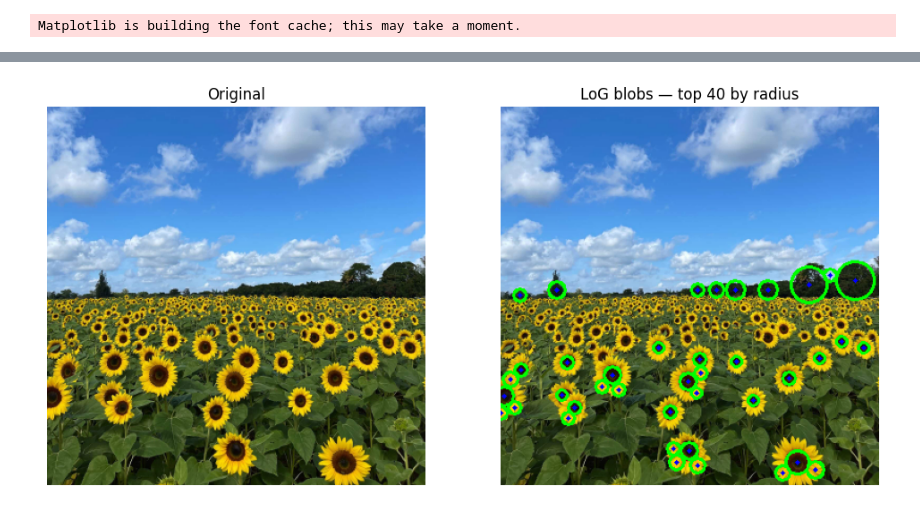
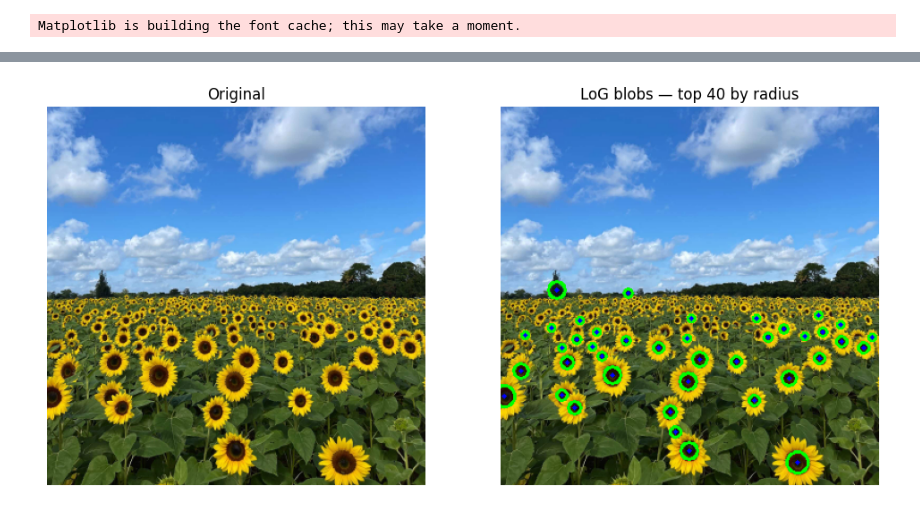
Before and after one commit to piumalnipun9/EN3160-Assignment-2-Fitting-and-Alignment, a Jupyter notebook: Assignment 2.ipynb, the cells around one changed output, grey strips where cells are left out. Drawn from its saved outputs; the diff is of its cells as text; code cells hidden in the pictures.

```diff
--- a/Assignment 2.ipynb
+++ b/Assignment 2.ipynb
@@ -42,92 +11,72 @@ im = cv.imread(img_path, cv.IMREAD_REDUCED_COLOR_4)
 g = cv.cvtColor(im, cv.COLOR_BGR2GRAY).astype(np.float32) / 255.0
 H, W = g.shape
 
-sigmas = np.linspace(2.0, 20.0, 24)  # 24 scales from 2 to 20 px
+sigmas = np.linspace(2, 8, 24).astype(np.float32)
 print("Sigma range used:", float(sigmas.min()), "to", float(sigmas.max()), "(", len(sigmas), "scales )")
 
-# 3) Build scale-normalized LoG response volume R[h,w,k]
-def make_log_kernel(s):
+R = np.zeros((H, W, len(sigmas)), dtype=np.float32)
+for i, s in enumerate(sigmas):
     hw = int(math.ceil(3*s))
     y, x = np.mgrid[-hw:hw+1, -hw:hw+1]
     rr = x*x + y*y
     s2 = s*s
     k = (rr - 2*s2) * np.exp(-rr/(2*s2)) / (s**6)
-    k -= k.mean()
-    return k.astype(np.float32)
+    k = (k - k.mean()).astype(np.float32)
+    resp = cv.filter2D(g, cv.CV_32F, k, borderType=cv.BORDER_REPLICATE)
+    R[..., i] = (s*s) * resp
 
-R = np.zeros((H, W, len(sigmas)), dtype=np.float32)
-for i, s in enumerate(sigmas):
-    k = make_log_kernel(s)
-    resp = cv.filter2D(g, ddepth=cv.CV_32F, kernel=k, borderType=cv.BORDER_REPLICATE)
-    R[..., i] = (s*s) * np.abs(resp)  # scale-normalized, abs to catch bright/dark blobs
-
-# 4) 3D Non-Maximum Suppression (x,y,σ) + thresholding
 thr = np.quantile(R, 0.998)
 cands = []
-
-kernel3 = np.ones((3,3), np.uint8)
+ker = np.ones((3,3), np.uint8)
 for i in range(len(sigmas)):
-    M = cv.dilate(R[..., i], kernel3)
-    mask = (R[..., i] == M) & (R[..., i] >= thr)
-    if i > 0:
-        mask &= R[..., i] >= R[..., i-1]
-    if i < len(sigmas)-1:
-        mask &= R[..., i] >= R[..., i+1]
-    ys, xs = np.where(mask)
-    for y, x in zip(ys, xs):
-        cands.append((float(R[y, x, i]), x, y, float(sigmas[i])))
+    M = cv.dilate(R[..., i], ker)
+    m = (R[..., i] == M) & (R[..., i] >= thr)
+    if i > 0: m &= R[..., i] >= R[..., i-1]
+    if i < len(sigmas)-1: m &= R[..., i] >= R[..., i+1]
+    ys, xs = np.where(m)
+    for y0, x0 in zip(ys, xs):
+        cands.append((float(R[y0, x0, i]), int(x0), int(y0), float(sigmas[i])))
 
 cands.sort(reverse=True, key=lambda t: t[0])
 
+used = np.zeros(len(cands), dtype=bool)
 final = []
-used = np.zeros(len(cands), dtype=bool)
-
-def too_close(a, b):
-    # a,b: (score, x, y, sigma)
-    xa, ya, sa = a[1], a[2], a[3]
-    xb, yb, sb = b[1], b[2], b[3]
-    ra, rb = math.sqrt(2)*sa, math.sqrt(2)*sb
-    d2 = (xa-xb)**2 + (ya-yb)**2
-    # consider dup if centers are close compared to radii
-    return d2 <= (0.5*(ra+rb))**2
-
 for i in range(len(cands)):
-    if used[i]:
-        continue
-    keep = cands[i]
+    if used[i]: continue
+    a = cands[i]
     used[i] = True
-    # suppress neighbors
     for j in range(i+1, len(cands)):
-        if used[j]:
-            continue
-        if too_close(keep, cands[j]):
+        if used[j]: continue
+        b = cands[j]
+        ra = math.sqrt(2)*a[3]; rb = math.sqrt(2)*b[3]
+        d2 = (a[1]-b[1])**2 + (a[2]-b[2])**2
+        if d2 <= (0.5*(ra+rb))**2:
             used[j] = True
-    final.append(keep)
+    final.append(a)
 
 print(f"Detections kept after NMS: {len(final)}")
 
-# pick largest circles by radius (not score)
-with_r = [(s, x, y, math.sqrt(2)*sig) for (s, x, y, sig) in final]
+with_r = [(s, x, y, math.sqrt(2)*sg) for (s, x, y, sg) in final]
 with_r.sort(key=lambda t: t[3], reverse=True)
 
-K_draw = min(40, len(with_r))
+K = min(40, len(with_r))
 out = im.copy()
-for i, (score, x, y, r) in enumerate(with_r[:K_draw]):
-    cv.circle(out, (int(x), int(y)), int(round(r)), (0, 255, 0), 2)
-    # small dot at center
-    cv.circle(out, (int(x), int(y)), 2, (255, 0, 0), -1)
+for i in range(K):
+    sc, x, y, r = with_r[i]
+    cv.circle(out, (x, y), int(round(r)), (0,255,0), 2)
+    cv.circle(out, (x, y), 2, (255,0,0), -1)
 
 plt.figure(figsize=(12,6))
 plt.subplot(1,2,1); plt.imshow(cv.cvtColor(im, cv.COLOR_BGR2RGB)); plt.title("Original"); plt.axis('off')
-plt.subplot(1,2,2); plt.imshow(cv.cvtColor(out, cv.COLOR_BGR2RGB)); plt.title(f"LoG blobs — top {K_draw} by radius"); plt.axis('off')
+plt.subplot(1,2,2); plt.imshow(cv.cvtColor(out, cv.COLOR_BGR2RGB)); plt.title(f"LoG blobs — top {K} by radius"); plt.axis('off')
 plt.show()
-
 
 L = min(10, len(with_r))
 print("\nLargest circles (top {} by radius):".format(L))
-print("Format: idx: (x, y), radius_px, sigma, response_score")
-for i, (score, x, y, r) in enumerate(with_r[:L], 1):
-    print(f"{i:2d}: ({int(x)}, {int(y)}), r={r:.2f}px, σ≈{(r/math.sqrt(2)):.2f}, score={score:.4f}")
+print("idx: (x, y), radius_px, sigma, score")
+for i in range(L):
+    sc, x, y, r = with_r[i]
+    print(f"{i+1:2d}: ({x}, {y}), r={r:.2f}px, σ≈{(r/math.sqrt(2)):.2f}, score={sc:.4f}")
 
 print("\nSummary:")
 print(f" - σ range: [{float(sigmas.min()):.2f}, {float(sigmas.max()):.2f}] over {len(sigmas)} scales")
@@ -139,2 +88,2 @@ Detections kept after NMS: 119
-[figure, old version]
+[figure, new version]
 Largest circles (top 10 by radius):
```
Also changed, not shown: parts of 3 cells of this notebook.
